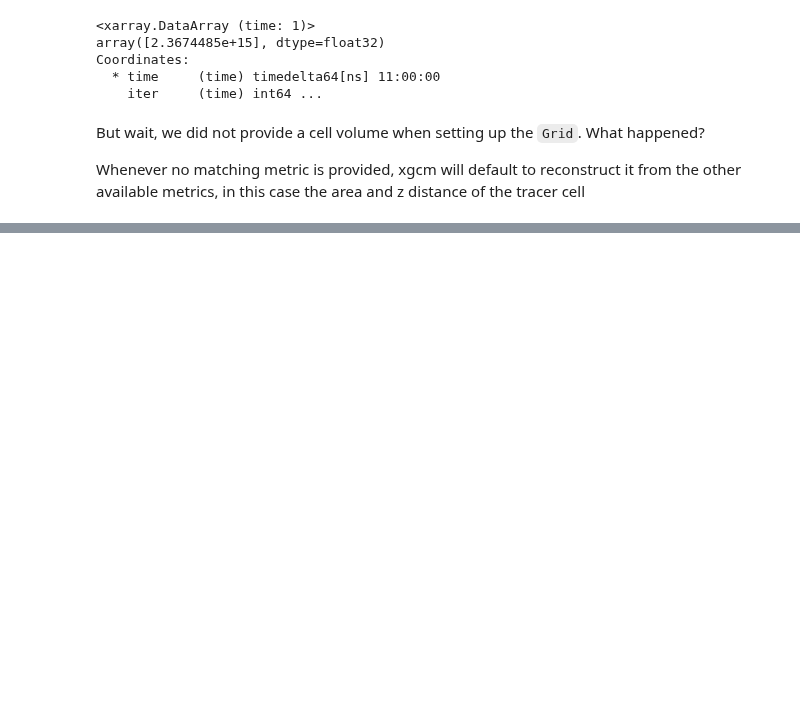
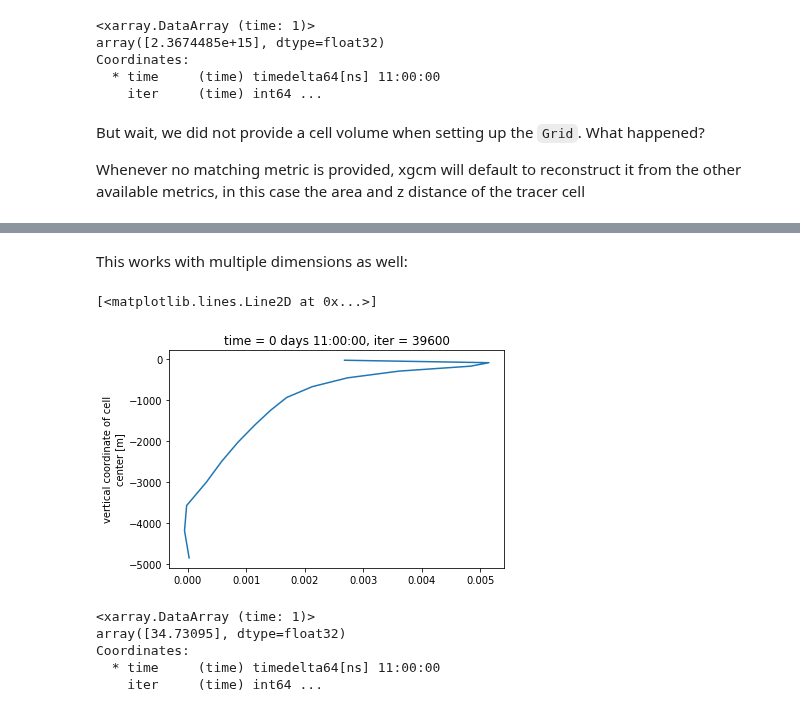
Before and after one commit to xgcm/xgcm, a Jupyter notebook: doc/grid_metrics.ipynb, the cells around one changed output, grey strips where cells are left out. Saved outputs shown, nothing was run; the diff lists cells and outputs as text; code cells hidden in the pictures; blank space fills up the shorter version.

```diff
--- a/doc/grid_metrics.ipynb
+++ b/doc/grid_metrics.ipynb
@@ -133,0 +135,18 @@ xr.testing.assert_allclose(a, b)
+# %% [markdown]
+This works with multiple dimensions as well:
+# %%
+# horizontal average zonal velocity
+grid.average(ds.UVEL, ['X','Y']).plot(y='Z')
+# %% [output]
+[<matplotlib.lines.Line2D at 0x...>]
+[figure, added]
+# %%
+# average salinity of the global ocean
+# horizontal average zonal velocity
+grid.average(ds.SALT, ['X','Y', 'Z'])
+# %% [output]
+<xarray.DataArray (time: 1)>
+array([34.73095], dtype=float32)
+Coordinates:
+  * time     (time) timedelta64[ns] 11:00:00
+    iter     (time) int64 ...
```
Also changed, not shown: parts of 11 cells of this notebook, 4 other files.
